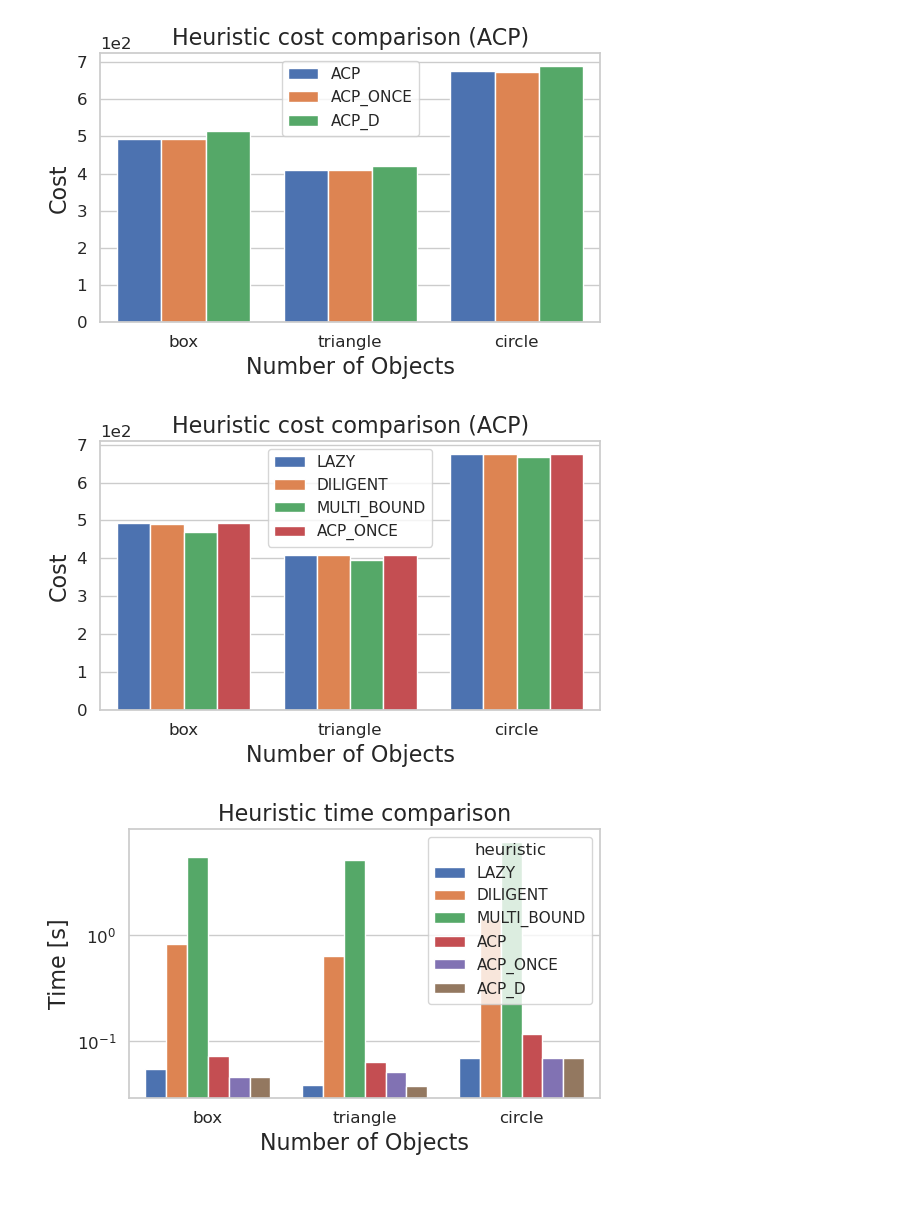
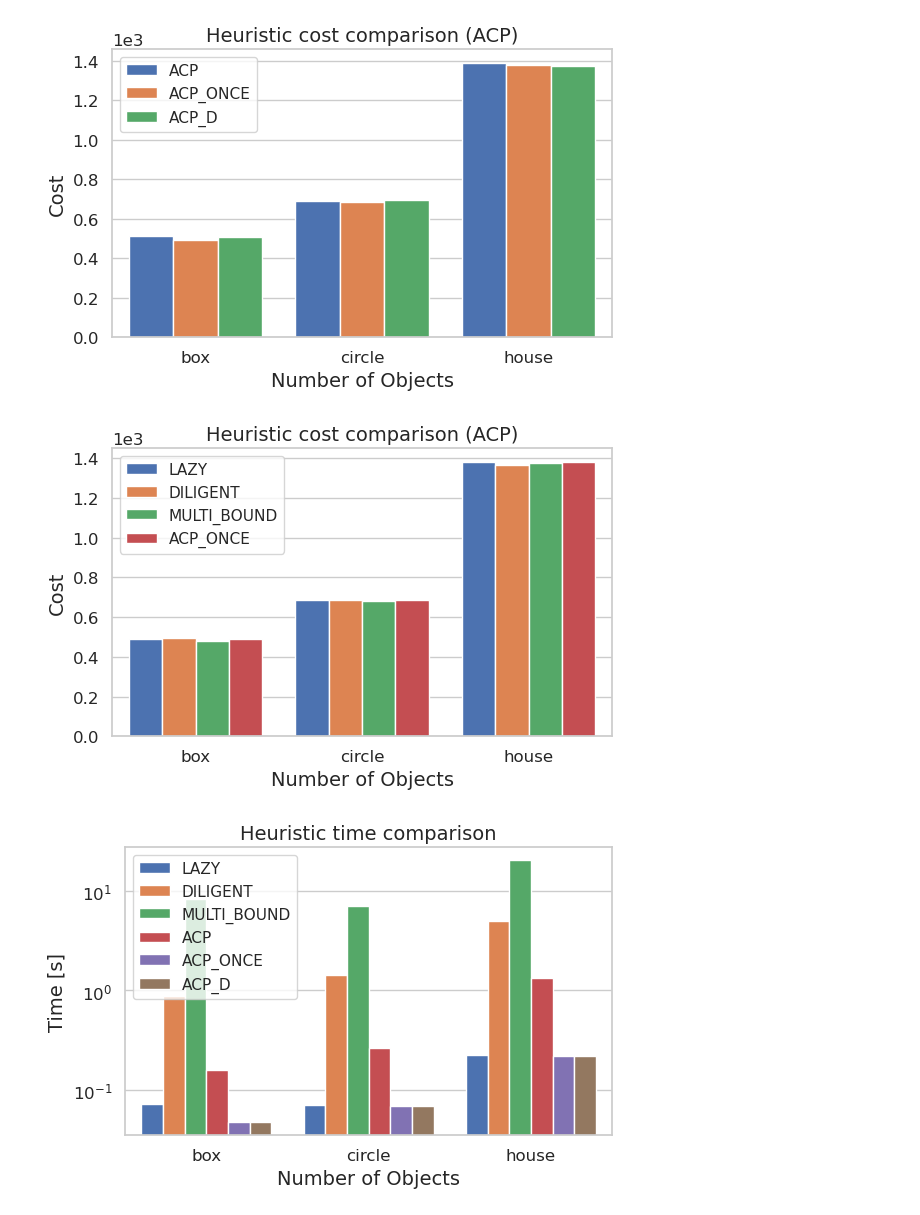
Before and after one commit to RareCentipede/modular_contruction_task_planner, a Jupyter notebook: modular_construction_task_planner/modular_construction_task_planner/scripts/plot_res.ipynb, the cells around one changed output. Saved outputs shown, nothing was run; the diff lists cells and outputs as text; code cells hidden in the pictures.

```diff
--- a/modular_construction_task_planner/modular_construction_task_planner/scripts/plot_res.ipynb
+++ b/modular_construction_task_planner/modular_construction_task_planner/scripts/plot_res.ipynb
@@ -4,10 +4,10 @@ import pandas as pd
 import seaborn as sns
 # %%
 results_path = "../results"
-plots_path = "../../../../../plots/structured_scenarios"
+plots_path = "../../../../../new_plots/structured_scenarios"
 ppm_res = pd.read_csv(f"{results_path}/planner_designed_structs.csv")
 sns.set_theme(style="whitegrid")
-plt.rcParams.update({'font.size': 16, 'axes.labelsize': 16, 'axes.titlesize': 16, 'xtick.labelsize': 12, 'ytick.labelsize': 12})
+plt.rcParams.update({'font.size': 12, 'axes.labelsize': 14, 'axes.titlesize': 14, 'xtick.labelsize': 12, 'ytick.labelsize': 12})
 figsize = (6, 4)
 # %%
 indices = ppm_res[ppm_res['heuristic'] == 'MIXED_G'].index
@@ -15,14 +15,17 @@ ppm_res.loc[indices, 'heuristic'] = 'MULTI_BOUND'
 ppm_res.loc[ppm_res['heuristic'] == 'ANTICIPATORY', 'heuristic'] = 'ACP'
 ppm_res.loc[ppm_res['heuristic'] == 'ANTICIPATORY_ONCE', 'heuristic'] = 'ACP_ONCE'
 ppm_res.loc[ppm_res['heuristic'] == 'ANTICIPATORY_ONCE_DISCOUNT', 'heuristic'] = 'ACP_D'
+ppm_res.loc[ppm_res['problem'] == 'club_house', 'problem'] = 'house'
 
 h_order = ['LAZY', 'DILIGENT', 'MULTI_BOUND', 'ACP', 'ACP_ONCE', 'ACP_D']
 ppm_res['heuristic'] = pd.Categorical(ppm_res['heuristic'], categories=h_order, ordered=True)
 
-p_order = ['box', 'triangle', 'circle']
+p_order = ['box', 'triangle', 'circle', 'house']
 ppm_res['problem'] = pd.Categorical(ppm_res['problem'], categories=p_order, ordered=True)
 ppm_res = ppm_res.sort_values('heuristic')
 ppm_res = ppm_res.sort_values('problem')
+ppm_res = ppm_res[~ppm_res['problem'].isin(['triangle'])].copy()
+ppm_res['problem'] = ppm_res['problem'].cat.remove_unused_categories()
 
 ppm_res_mean_cost = ppm_res.groupby(['heuristic', 'problem'])['cost'].mean().reset_index()
 ppm_res_mean_time = ppm_res.groupby(['heuristic', 'problem'])['time_taken'].mean().reset_index()
@@ -54,7 +70,7 @@ plt.tight_layout()
 plt.savefig(f"{plots_path}/structured_acp_costs.pdf", dpi=300, bbox_inches='tight')
 plt.show()
 # %% [output]
-[figure, old version]
+[figure, new version]
 # %%
 fig, ax = plt.subplots(figsize=figsize)
 ax = sns.barplot(data=ppm_res_mean_cost_non_ant, x="problem", y="cost", hue="heuristic", ax=ax, saturation=1.0)
@@ -68,19 +84,20 @@ plt.tight_layout()
 plt.savefig(f"{plots_path}/structured_all_costs.pdf", dpi=300, bbox_inches='tight')
 plt.show()
 # %% [output]
-[figure, old version]
+[figure, new version]
 # %%
 fig, ax = plt.subplots(figsize=figsize)
 ax = sns.barplot(data=ppm_res_mean_time, x="problem", y="time_taken", hue="heuristic", ax=ax, saturation=1.0)
 ax.set_xlabel("Number of Objects")
 ax.set_ylabel("Time [s]")
 ax.set_title("Heuristic time comparison")
 ax.set_yscale('log')
+ax.legend(loc='upper left', bbox_to_anchor=(0, 1))
 plt.tight_layout()
 plt.savefig(f"{plots_path}/structured_times.pdf", dpi=300, bbox_inches='tight')
 plt.show()
 # %% [output]
-[figure, old version]
+[figure, new version]
 # %%
 fig, ax = plt.subplots(figsize=figsize)
 ax = sns.lineplot(data=ppm_res_mean_time, x="problem", y="time_taken", hue="heuristic", ax=ax, marker='o')
```
Also changed, not shown: parts of 6 cells of this notebook, 12 other files.
